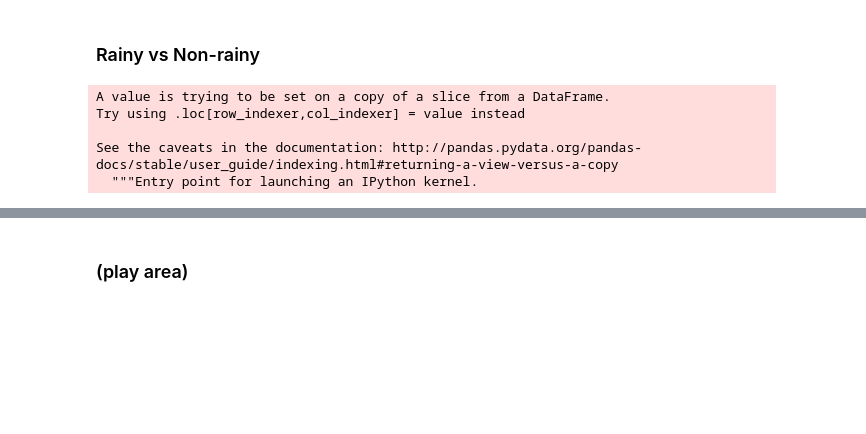
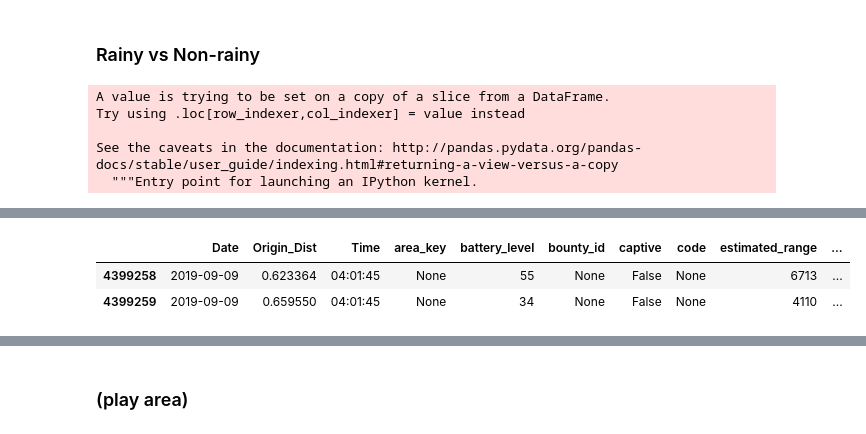
Before and after one commit to himanshu20792/BirdProject, a Jupyter notebook: StationaryScooters/Exploratory_Analysis_RK_HA.ipynb, the cells around one changed output, grey strips where cells are left out. Saved outputs shown, nothing was run; the diff lists cells and outputs as text; code cells hidden in the pictures; blank space fills up the shorter version.

```diff
--- a/StationaryScooters/Exploratory_Analysis_RK_HA.ipynb
+++ b/StationaryScooters/Exploratory_Analysis_RK_HA.ipynb
@@ -1157,0 +1198,34 @@ Timestamp('2019-09-01 18:00:00')
+# %%
+#Comparing movement for 09-09-2019 10:00:00 with other days.
+
+#Extracting a rainy data: 09-09-2019
+df_one_day_rainy = get_one_day(df, '2019-09-09')
+print('Data cleaning (formats)')
+int_cols = ['battery_level', 'estimated_range']
+float_cols = ['latitude', 'longitude']
+# Fix dtypes
+df_one_day_rainy = df_one_day_rainy.astype({col: 'int32' for col in int_cols})
+df_one_day_rainy = df_one_day_rainy.astype({col: 'float32' for col in float_cols})
+#Converting date_time column to datetime
+df_one_day_rainy['date_time'] = df_one_day_rainy['Date'].map(str) + " " + df_one_day_rainy["Time"].map(str)
+df_one_day_rainy['date_time'] = pd.to_datetime(df_one_day_rainy['date_time'])
+df_one_day_rainy.head()
+
+#Extracting a non-rainy day data: 09-10-2019
+df_one_day_nonrainy = get_one_day(df, '2019-09-10')
+print('Data cleaning (formats)')
+int_cols = ['battery_level', 'estimated_range']
+float_cols = ['latitude', 'longitude']
+# Fix dtypes
+df_one_day_nonrainy = df_one_day_nonrainy.astype({col: 'int32' for col in int_cols})
+df_one_day_nonrainy = df_one_day_nonrainy.astype({col: 'float32' for col in float_cols})
+#Converting date_time column to datetime
+df_one_day_nonrainy['date_time'] = df_one_day_nonrainy['Date'].map(str) + " " + df_one_day_nonrainy["Time"].map(str)
+df_one_day_nonrainy['date_time'] = pd.to_datetime(df_one_day_nonrainy['date_time'])
+df_one_day_nonrainy.head()
+# %%
+df_one_day_rainy.head(2)
+# %% [output]
+|  | Date | Origin_Dist | Time | area_key | battery_level | bounty_id | captive | code | estimated_range | ... |
+| 4399258 | 2019-09-09 | 0.623364 | 04:01:45 | None | 55 | None | False | None | 6713 | ... |
+| 4399259 | 2019-09-09 | 0.659550 | 04:01:45 | None | 34 | None | False | None | 4110 | ... |
```
Also changed, not shown: parts of 10 cells of this notebook.
